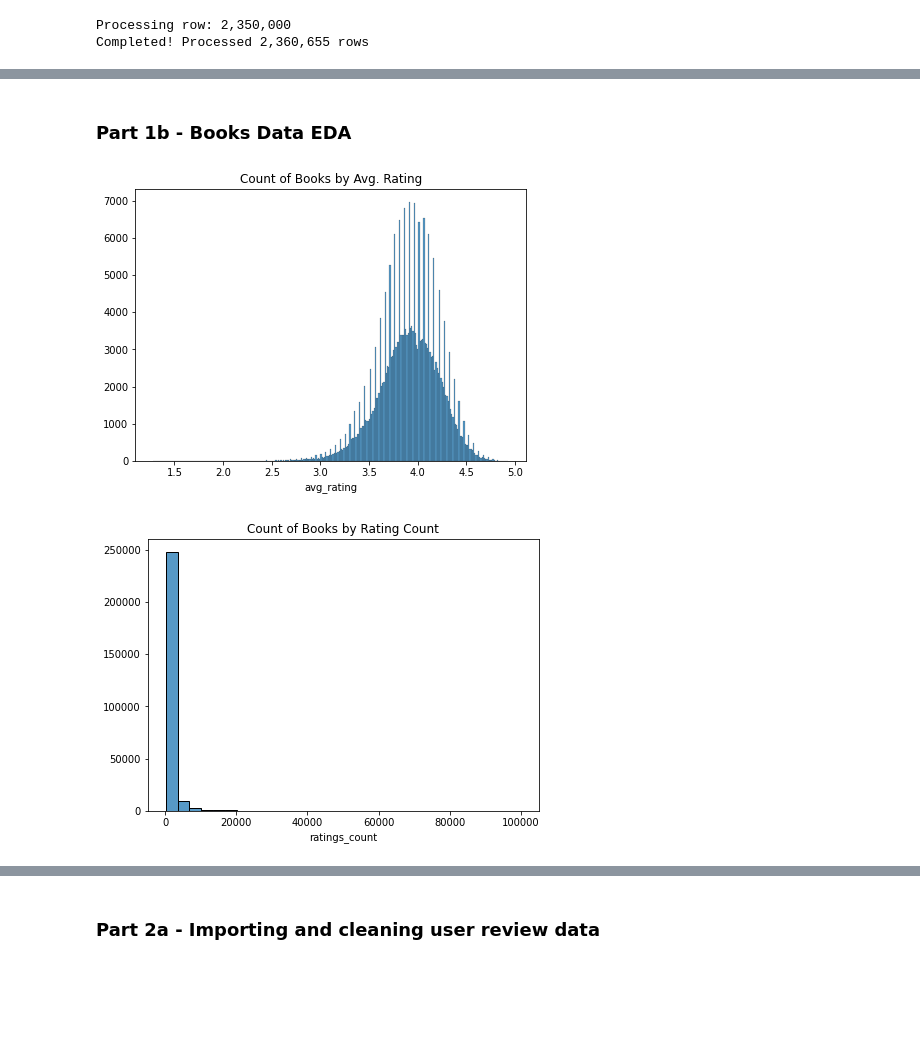
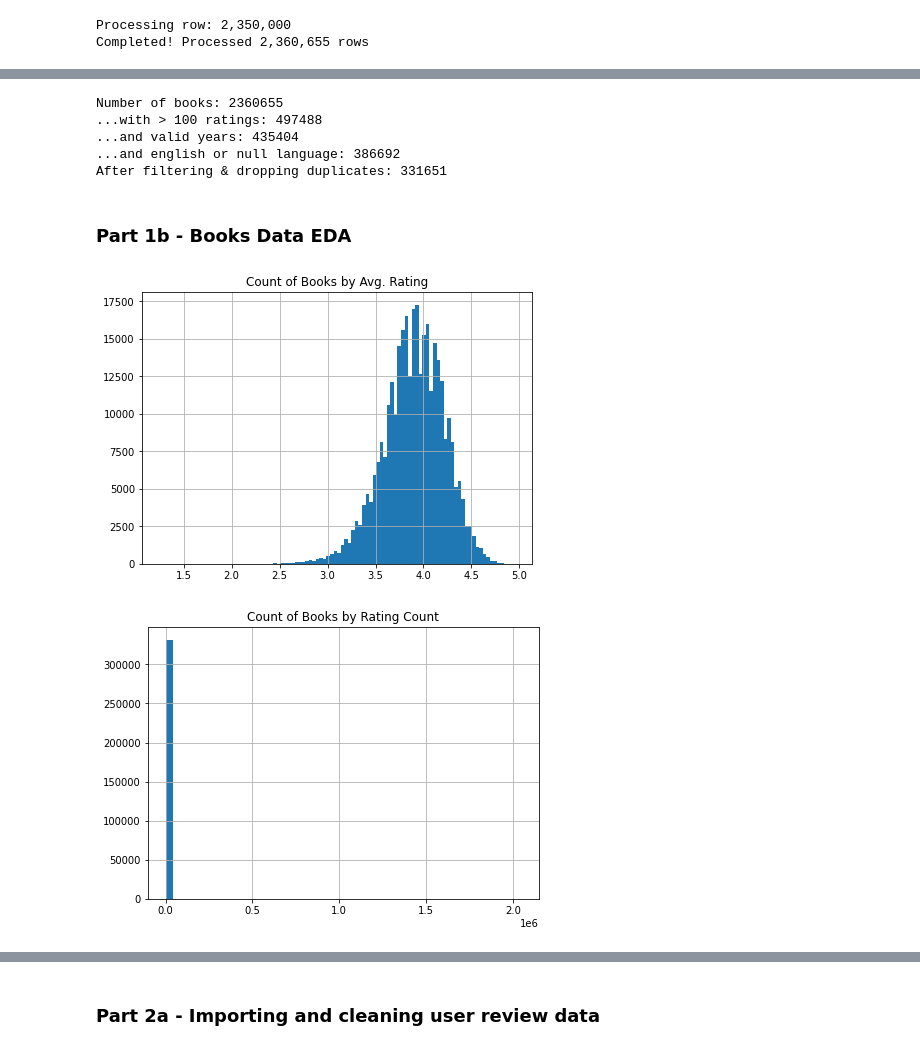
Before and after one commit to mraottth/projects, a Jupyter notebook: Goodreads Book Recommender/00_prep_goodreads_data.ipynb, the cells around one changed output, grey strips where cells are left out. Drawn from its saved outputs; the diff is of its cells as text; code cells hidden in the pictures; blank space fills up the shorter version.

Commit message:
added filter count on criteria, lowered ratings_count threshold to 100 from 150

```diff
--- a/Goodreads Book Recommender/00_prep_goodreads_data.ipynb
+++ b/Goodreads Book Recommender/00_prep_goodreads_data.ipynb
@@ -257,54 +288,51 @@ df_books = df_books[[
 df_books["ratings_count"].fillna(0, inplace=True)
 print(f"Number of books: {df_books.shape[0]}")
 
-# Filter out books with less than 150 ratings
-df_books = df_books[df_books["ratings_count"] > 150]
-print(f"with > 150 ratings: {df_books.shape[0]}")
+# Filter out books with less than 100 ratings
+df_books = df_books[df_books["ratings_count"] > 100]
+print(f"...with > 100 ratings: {df_books.shape[0]}")
 
 # Get rid of corrupted years
 df_books["year"] = pd.to_numeric(df_books["year"], errors='coerce').astype('Int32')
 df_books = df_books[df_books["year"] <= 2023]
-print(f"and valid years: {df_books.shape[0]}")
+print(f"...and valid years: {df_books.shape[0]}")
 
 # Keep only english or null language books
 df_books = df_books[df_books["language_code"].isin(["","eng","en-US","en-GB","en-CA"])]
-print(f"and english or null language: {df_books.shape[0]}")
+print(f"...and english or null language: {df_books.shape[0]}")
 
 # Drop duplicates on title and rating
 df_books = df_books.sort_values(by="ratings_count").drop_duplicates(subset=["title", "avg_rating"])
-print(f"After dropping duplicates: {df_books.shape[0]}")
+print(f"After filtering & dropping duplicates: {df_books.shape[0]}")
 
 # Save as csv
 df_books.to_csv(wd + "/data/goodreads_books.csv", index=False)
+# %% [output]
+Number of books: 2360655
+...with > 100 ratings: 497488
+...and valid years: 435404
+...and english or null language: 386692
+After filtering & dropping duplicates: 331651
 # %% [markdown]
 ### Part 1b - Books Data EDA
 # %%
 # Plot ratings distribution
 fig, ax = plt.subplots(figsize=(7,5))
-sns.histplot(
-    data=df_books,
-    x="avg_rating"
-)
+df_books["avg_rating"].hist(bins=100)
 plt.title("Count of Books by Avg. Rating")
 plt.ylabel(None)
 plt.show()
 # %% [output]
-[figure, old version]
+[figure, new version]
 # %%
 # Plot rating count by book
 fig, ax = plt.subplots(figsize=(7,5))
-sns.histplot(
-    data=df_books,
-    x="ratings_count",
-    bins=30,
-    binrange=(150, 100000)
-)
-
+df_books["ratings_count"].hist(bins=50)
 plt.title("Count of Books by Rating Count")
 plt.ylabel(None)
 plt.show()
 # %% [output]
-[figure, old version]
+[figure, new version]
 # %%
 # Plot publishing year
 fig, ax = plt.subplots(figsize=(10,5))
```
Also changed, not shown: parts of 6 cells of this notebook, 1 other file.
